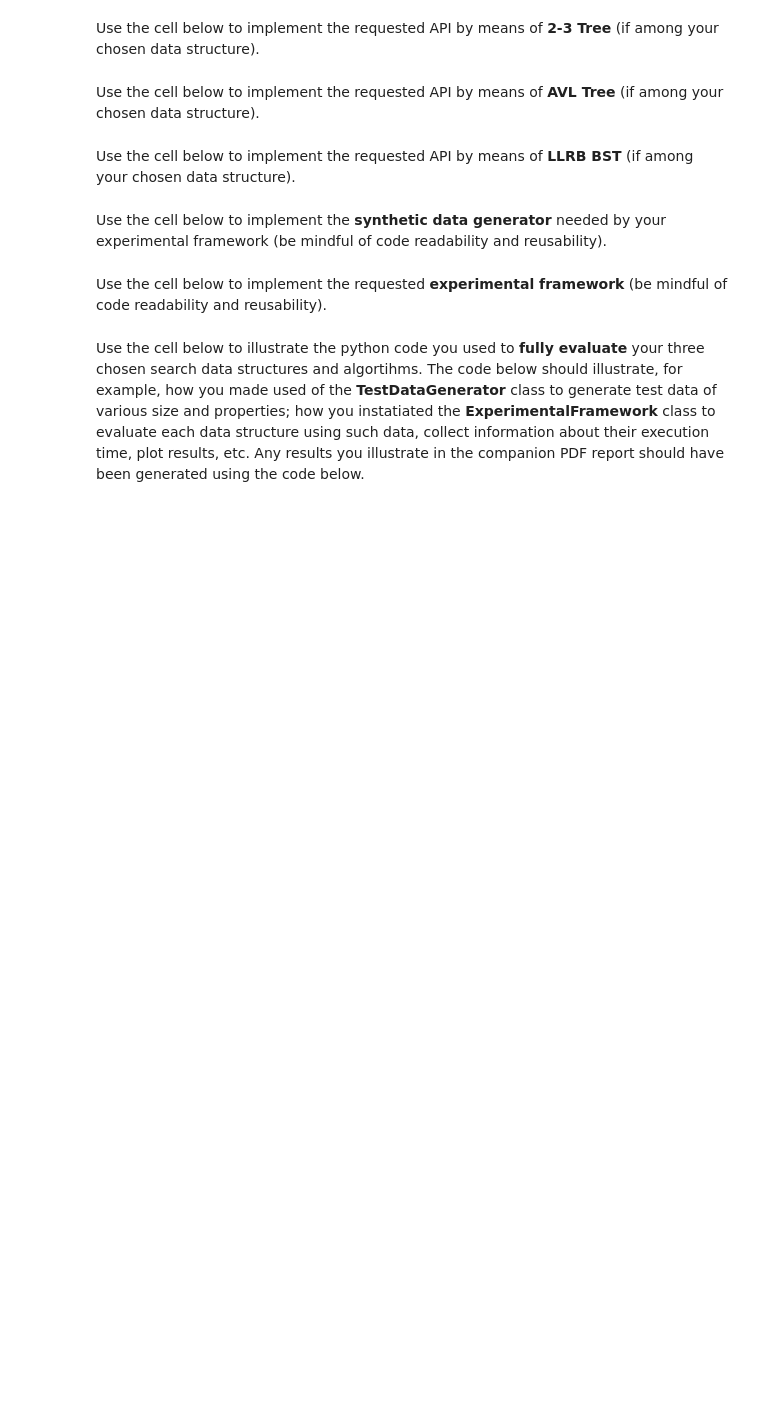
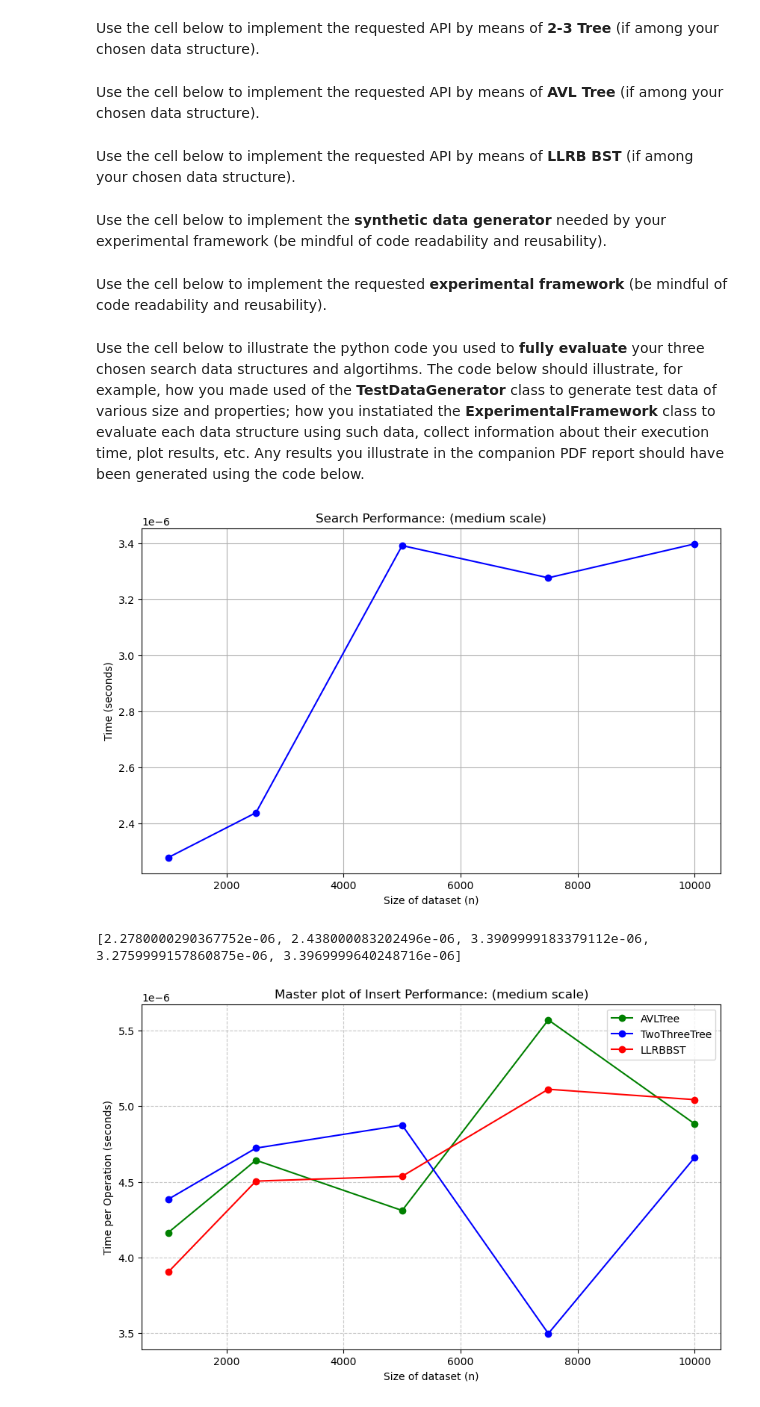
Before and after one commit to chinweilombu-dev/COMP0005-Coursework, a Jupyter notebook: group_27_COMP0005_code.ipynb, the cells around one changed output. Drawn from its saved outputs; the diff is of its cells as text; code cells hidden in the pictures; blank space fills up the shorter version.

Commit message:
implement experimental framework methods and attributes

```diff
--- a/group_27_COMP0005_code.ipynb
+++ b/group_27_COMP0005_code.ipynb
@@ -403,10 +403,12 @@ class TestDataGenerator():
                 digits.append(number % len(self.__character_set))
                 number //= len(self.__character_set)
             output.append(list(reversed(digits)))
-        return [("".join(self.__character_set[i] for i in out)) for out in output]
+        result = [("".join(self.__character_set[i] for i in out)) for out in output]
+        return list(result)
 
     def reverse_sequential_data(self, count):
-        return reversed(self.sequential_data(count))
+        result = reversed(self.sequential_data(count))
+        return list(result)
 
     def __init__(self, length_min=20, length_max=25, character_set=
                  string.digits + string.ascii_lowercase):
@@ -448,0 +609,28 @@ Use the cell below to illustrate the python code you used to **fully evaluate**
+# %%
+# ADD YOUR TEST CODE HERE
+
+# EXPLAINING EXAMPLE WORKFLOW:
+# 1. Create a framework according to a specific scale
+framework = ExperimentalFramework("medium")
+
+#2. Create our testing set, which is a list of datasets we will evaluate the trees with...
+# The size of each dataset in the testing set will depend on the scale we chose for our framework
+# The distribution of data will depend on the argument we pass in (see method and attribute definitions)
+testing_set = framework.generate_datasets("random")
+
+#3. We can evaluate an individual tree using the evaluate_operation_search/insert methods...
+#  It will return a list of execution times which map to the dataset sizes in our chosen scale
+#  We can also choose to plot a graph by passing in the boolean argument "True"
+AVL_execution_times = framework.evaluate_operation_search(TwoThreeTree, testing_set, True)
+
+#4. We can plot a "master plot" of all trees, evaluated against our chosen dataset with our chosen operation
+framework.master_plot([AVLTree, TwoThreeTree, LLRBBST], testing_set, "Insert")
+framework.master_plot([AVLTree, TwoThreeTree, LLRBBST], testing_set, "Search")
+
+# ... we can change the x-axis from linearly scaled to logarithmically scaled by passing in boolean argument "True"
+framework.master_plot([AVLTree, TwoThreeTree, LLRBBST], testing_set, "Insert", True)
+framework.master_plot([AVLTree, TwoThreeTree, LLRBBST], testing_set, "Search", True)
+# %% [output]
+[figure, added]
+[2.2780000290367752e-06, 2.438000083202496e-06, 3.3909999183379112e-06, 3.2759999157860875e-06, 3.3969999640248716e-06]
+[figure, added]
```
Also changed, not shown: parts of 4 cells of this notebook.
